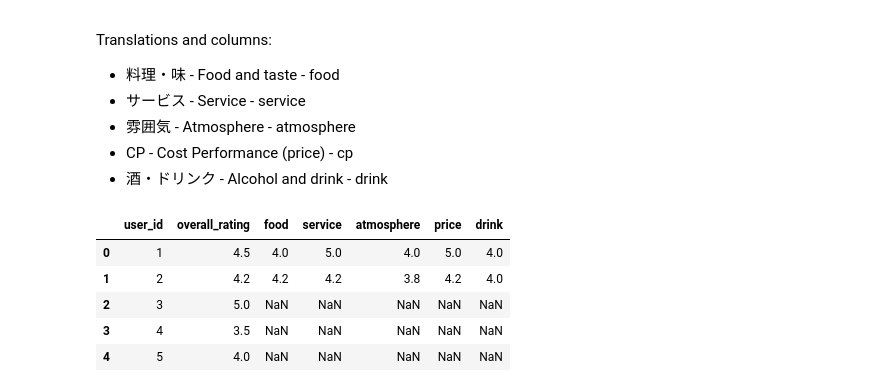
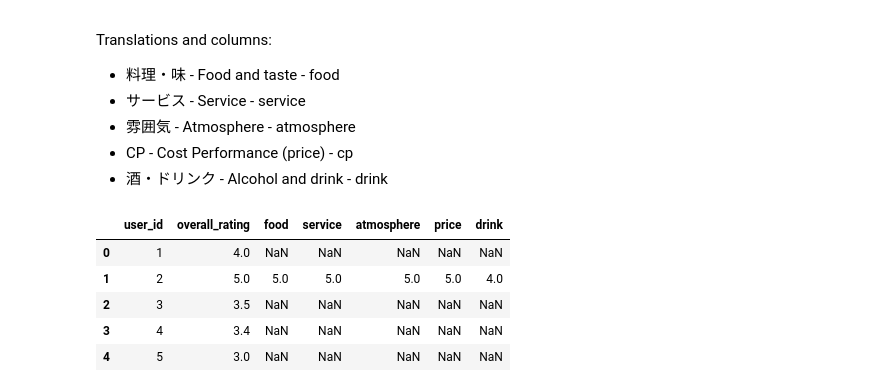
Before and after one commit to KiyonoKara/Tabelog-ML-Project, a Jupyter notebook: tabelog_cf.ipynb, the cells around one changed output. Drawn from its saved outputs; the diff is of its cells as text; code cells hidden in the pictures.

```diff
--- a/tabelog_cf.ipynb
+++ b/tabelog_cf.ipynb
@@ -15,10 +18,10 @@ import numpy as np
 # %%
-restaurant_data = pd.read_csv('./data/tabelog_review_data/tabelog_Bacchusのさら_review_data.csv')
+restaurant_data = pd.read_csv('./data/tabelog_review_data/tabelog_鎌倉のごはんやさん_石渡_review_data.csv')
 restaurant_data.head()
 # %% [output]
 |  | user_id | overall_rating | food | service | atmosphere | price | drink |
-| 0 | 1 | 4.5 | 4.0 | 5.0 | 4.0 | 5.0 | 4.0 |
-| 1 | 2 | 4.2 | 4.2 | 4.2 | 3.8 | 4.2 | 4.0 |
-| 2 | 3 | 5.0 | NaN | NaN | NaN | NaN | NaN |
-| 3 | 4 | 3.5 | NaN | NaN | NaN | NaN | NaN |
-| 4 | 5 | 4.0 | NaN | NaN | NaN | NaN | NaN |
+| 0 | 1 | 4.0 | NaN | NaN | NaN | NaN | NaN |
+| 1 | 2 | 5.0 | 5.0 | 5.0 | 5.0 | 5.0 | 4.0 |
+| 2 | 3 | 3.5 | NaN | NaN | NaN | NaN | NaN |
+| 3 | 4 | 3.4 | NaN | NaN | NaN | NaN | NaN |
+| 4 | 5 | 3.0 | NaN | NaN | NaN | NaN | NaN |
```
Also changed, not shown: parts of 12 cells of this notebook.
